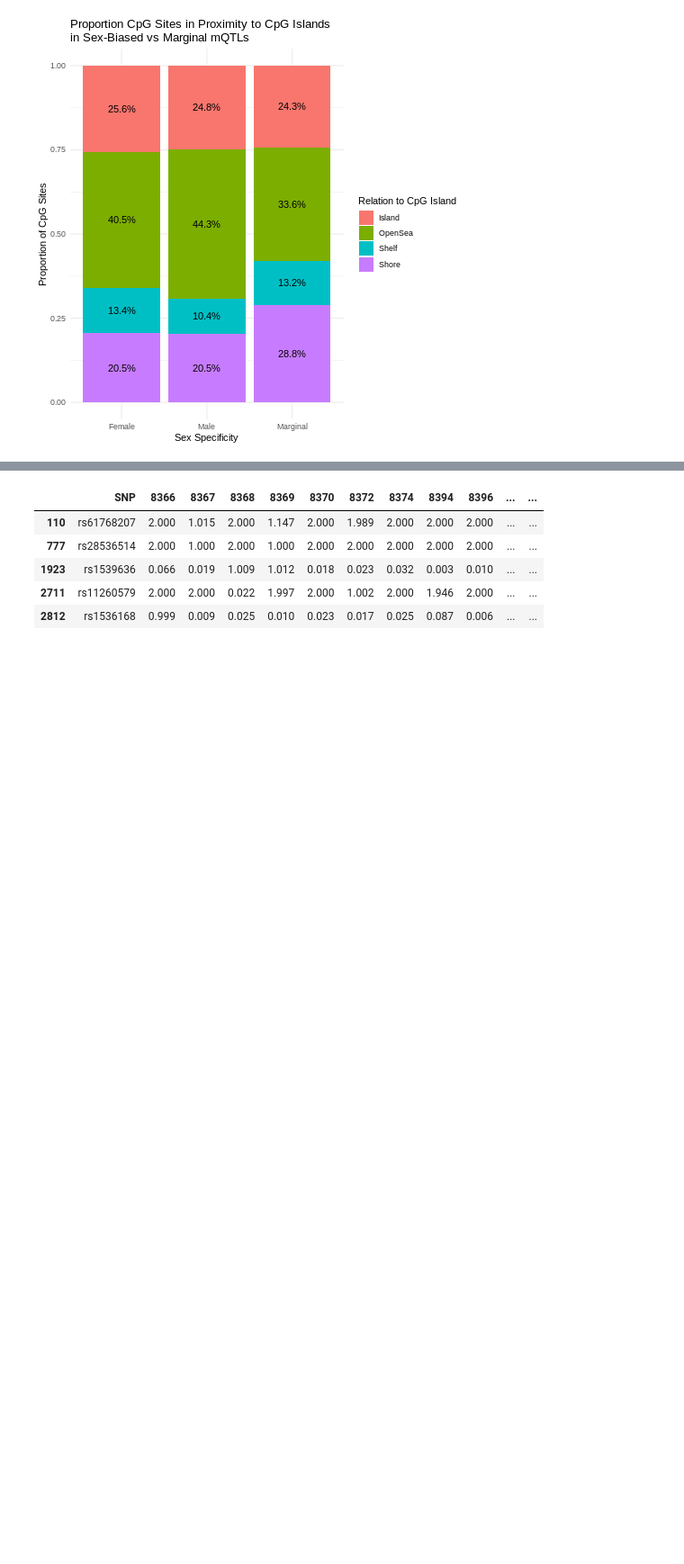
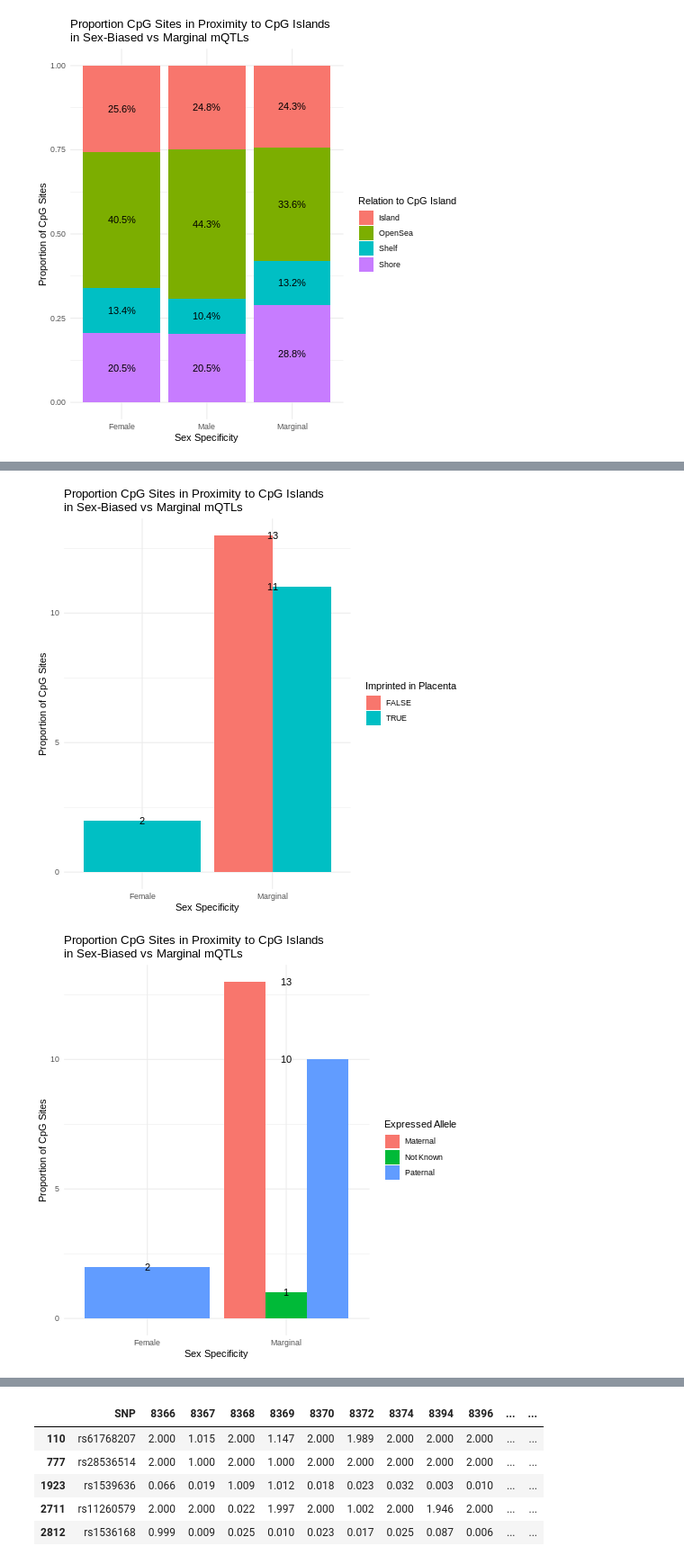
Before and after one commit to wilcas/sex_specific_mQTL, a Jupyter notebook: delahaye_mQTL_analyses/mQTL_exploration_filtering.ipynb, the cells around one changed output, grey strips where cells are left out. Shown at 90% size. Cells and saved outputs as stored; diff of their text form; code cells hidden in the pictures; blank space fills up the shorter version.

Commit message:
checking imprinted genes and meta analysis script

```diff
--- a/delahaye_mQTL_analyses/mQTL_exploration_filtering.ipynb
+++ b/delahaye_mQTL_analyses/mQTL_exploration_filtering.ipynb
@@ -672,0 +676,6 @@ p <- ggplot(sex_df_to_plot, aes(Sex, fill = Relation_to_Island, by = Sex)) +
+# %%
+imprinted_genes = pd.read_csv("/scratch/st-dennisjk-1/wcasazza/imprinted_genes.tsv", sep='\t')
+methy_annotation = methy_annotation.merge(imprinted_genes, left_on='UCSC_RefGene_Name', right_on="Gene")
+sex_df_to_plot_new = sex_df_to_plot.merge(methy_annotation, right_on="Name", left_on="gene")
+sex_df_to_plot_new.to_csv("sex_df_hits_enum_imprinted.csv",index=False)
+sex_df_to_plot_new
@@ -672,0 +701,3 @@ p <- ggplot(sex_df_to_plot, aes(Sex, fill = Relation_to_Island, by = Sex)) +
+# %%
+new_to_plot = sex_df_to_plot_new[["gene","Sex", "Relation_to_Island_x","chr","strand","Expressed allele", "Placenta", "Gene"]]
+new_to_plot.drop_duplicates(subset=['gene','Sex','Gene']).sort_values(['Sex'])
@@ -672,0 +722,34 @@ p <- ggplot(sex_df_to_plot, aes(Sex, fill = Relation_to_Island, by = Sex)) +
+# %%
+%%R -i new_to_plot
+
+
+sex_df_to_plot <- new_to_plot %>% mutate(Relation_to_Island = gsub("N_|S_","",Relation_to_Island_x))
+sex_df_to_plot$Relation_to_Island <- factor(sex_df_to_plot$Relation_to_Island)
+sex_df_to_plot$Sex <- factor(sex_df_to_plot$Sex)
+sex_df_to_plot <- sex_df_to_plot %>% mutate(`Expressed allele`=recode(`Expressed allele`,"M"="Maternal","P"="Paternal","NK"="Not Known"))
+p <- ggplot(sex_df_to_plot, aes(Sex, fill = Placenta, by = Sex)) +
+    geom_bar(position = "dodge") +
+    theme_minimal() +
+    geom_text(aes(label=..count..),stat = "count", position = "dodge") +
+    labs(y = "Proportion of CpG Sites",x="Sex Specificity", fill = "Imprinted in Placenta")+
+    ggtitle("Proportion CpG Sites in Proximity to CpG Islands\nin Sex-Biased vs Marginal mQTLs")
+    print(p)
+
+p <- ggplot(sex_df_to_plot, aes(Sex, fill = `Expressed allele`, by = Sex)) +
+    geom_bar(position = "dodge") +
+    theme_minimal() +
+    geom_text(aes(label=..count..),stat = "count", position = "dodge") +
+    labs(y = "Proportion of CpG Sites",x="Sex Specificity", fill = "Expressed Allele")+
+    ggtitle("Proportion CpG Sites in Proximity to CpG Islands\nin Sex-Biased vs Marginal mQTLs")
+    print(p)
+
+p <- ggplot(sex_df_to_plot %>% filter(!duplicated(Gene,Sex)), aes(Sex, fill = `Expressed allele`, by = Sex)) +
+    geom_bar(position = "dodge") +
+    theme_minimal() +
+    geom_text(aes(label=..count..),stat = "count", position = "dodge") +
+    labs(y = "Proportion of CpG Sites",x="Sex Specificity", fill = "Expressed Allele")+
+    ggtitle("Proportion CpG Sites in Proximity to CpG Islands\nin Sex-Biased vs Marginal mQTLs")
+    print(p)
+# %% [output]
+[figure, added]
+[figure, added]
```
Also changed, not shown: parts of 12 cells of this notebook.
